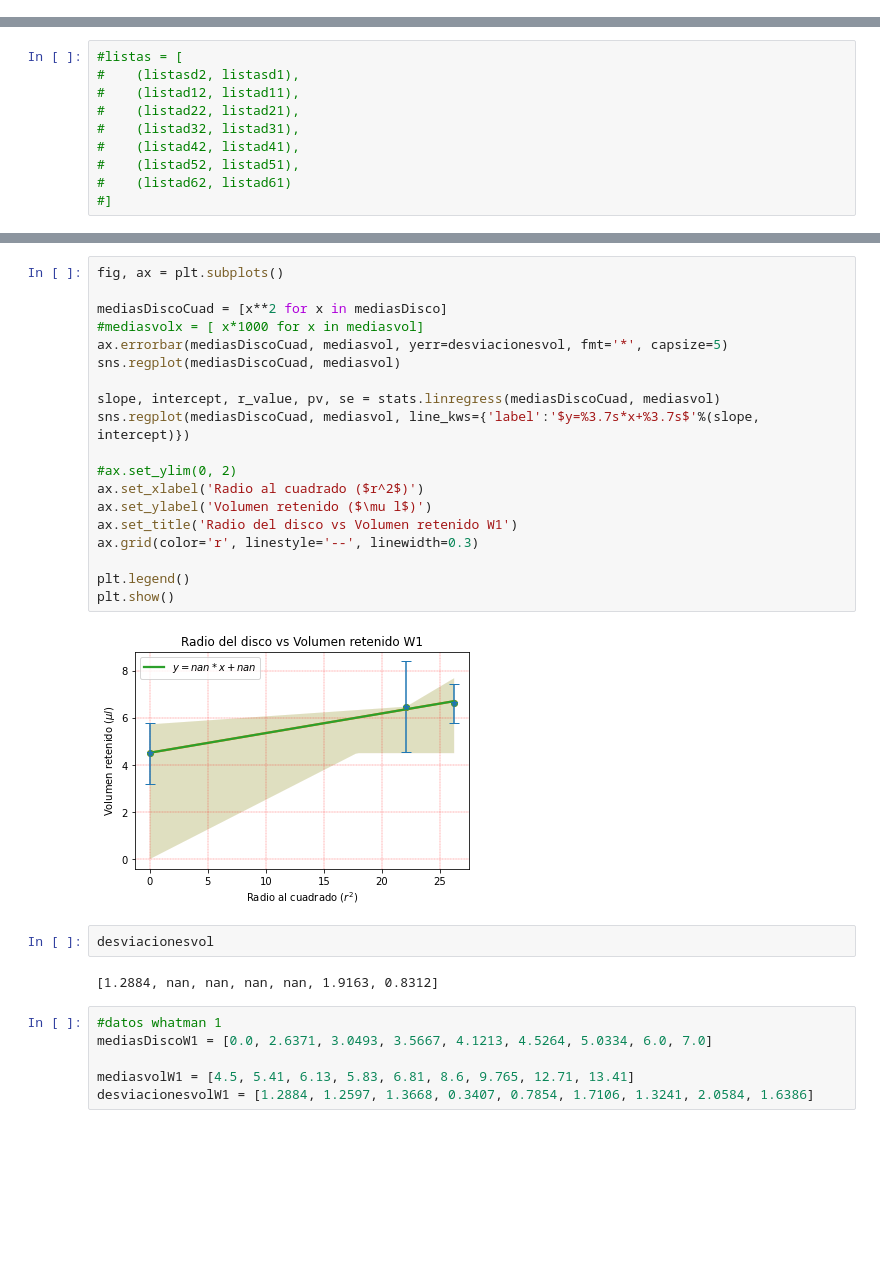
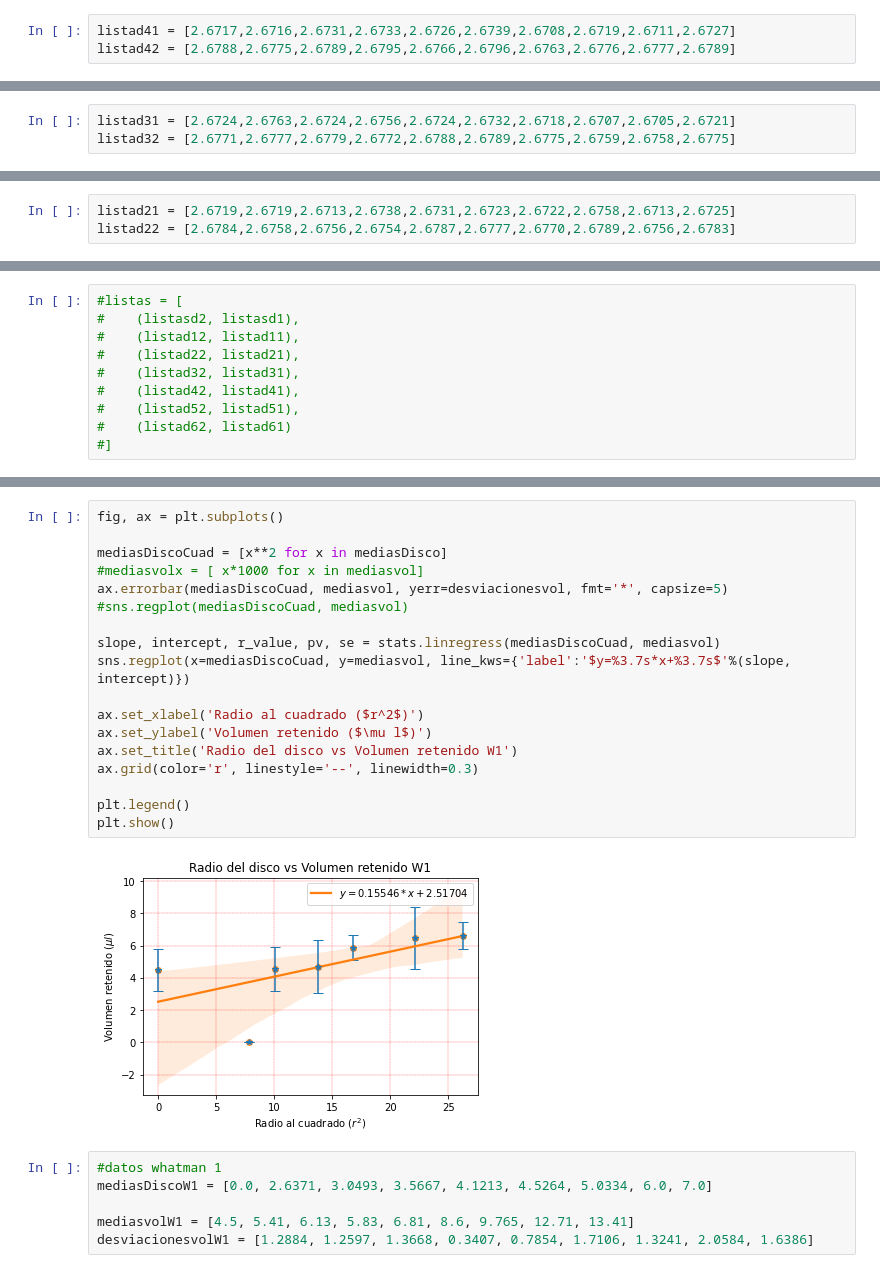
Before and after one commit to And2300/Trash, a Jupyter notebook: Experimento3.ipynb, the cells around one changed output, grey strips where cells are left out. Cells and saved outputs as stored; diff of their text form; blank space fills up the shorter version.

```diff
--- a/Experimento3.ipynb
+++ b/Experimento3.ipynb
@@ -118 +115,4 @@ listad42 = []
+# %%
+listad41 = [2.6717,2.6716,2.6731,2.6733,2.6726,2.6739,2.6708,2.6719,2.6711,2.6727]
+listad42 = [2.6788,2.6775,2.6789,2.6795,2.6766,2.6796,2.6763,2.6776,2.6777,2.6789]
 # %%
@@ -125 +124,4 @@ listad32 = []
+# %%
+listad31 = [2.6724,2.6763,2.6724,2.6756,2.6724,2.6732,2.6718,2.6707,2.6705,2.6721]
+listad32 = [2.6771,2.6777,2.6779,2.6772,2.6788,2.6789,2.6775,2.6759,2.6758,2.6775]
 # %%
@@ -132 +133,4 @@ listad22 = []
+# %%
+listad21 = [2.6719,2.6719,2.6713,2.6738,2.6731,2.6723,2.6722,2.6758,2.6713,2.6725]
+listad22 = [2.6784,2.6758,2.6756,2.6754,2.6787,2.6777,2.6770,2.6789,2.6756,2.6783]
 # %%
@@ -231,28 +237,23 @@ plt.show()
 # %%
 fig, ax = plt.subplots()
 
 mediasDiscoCuad = [x**2 for x in mediasDisco]
 #mediasvolx = [ x*1000 for x in mediasvol]
 ax.errorbar(mediasDiscoCuad, mediasvol, yerr=desviacionesvol, fmt='*', capsize=5)
-sns.regplot(mediasDiscoCuad, mediasvol)
+#sns.regplot(mediasDiscoCuad, mediasvol)
 
 slope, intercept, r_value, pv, se = stats.linregress(mediasDiscoCuad, mediasvol)
-sns.regplot(mediasDiscoCuad, mediasvol, line_kws={'label':'$y=%3.7s*x+%3.7s$'%(slope, intercept)})
+sns.regplot(x=mediasDiscoCuad, y=mediasvol, line_kws={'label':'$y=%3.7s*x+%3.7s$'%(slope, intercept)})
 
-#ax.set_ylim(0, 2)
 ax.set_xlabel('Radio al cuadrado ($r^2$)')
 ax.set_ylabel('Volumen retenido ($\mu l$)')
 ax.set_title('Radio del disco vs Volumen retenido W1')
 ax.grid(color='r', linestyle='--', linewidth=0.3)
 
 plt.legend()
 plt.show()
 # %% [output]
-[figure, old version]
+[figure, new version]
-# %%
-desviacionesvol
-# %% [output]
-[1.2884, nan, nan, nan, nan, 1.9163, 0.8312]
 # %%
 #datos whatman 1
 mediasDiscoW1 = [0.0, 2.6371, 3.0493, 3.5667, 4.1213, 4.5264, 5.0334, 6.0, 7.0]
```
Also changed, not shown: parts of 9 cells of this notebook.
